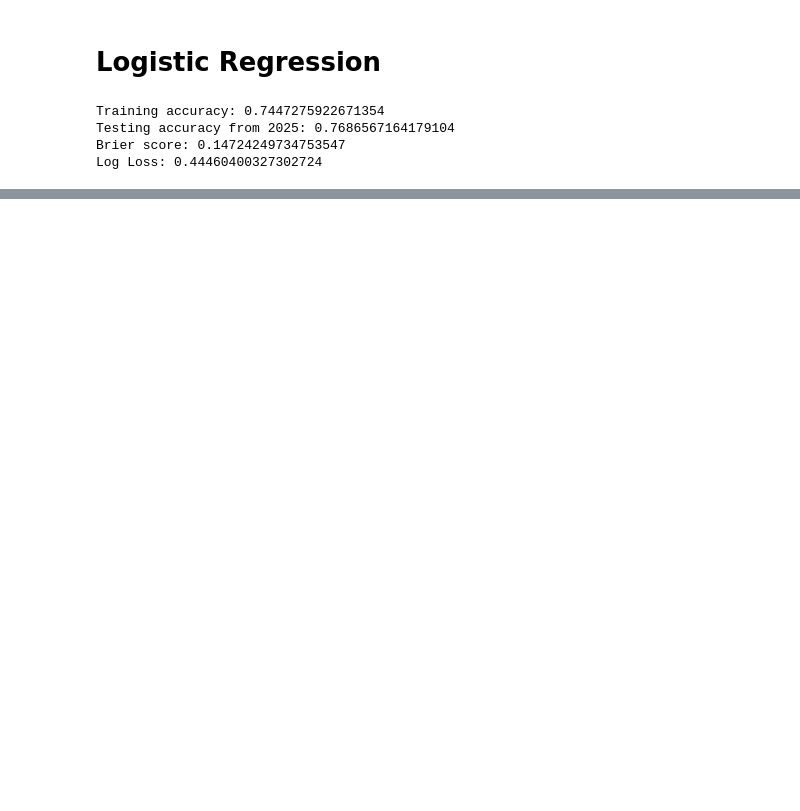
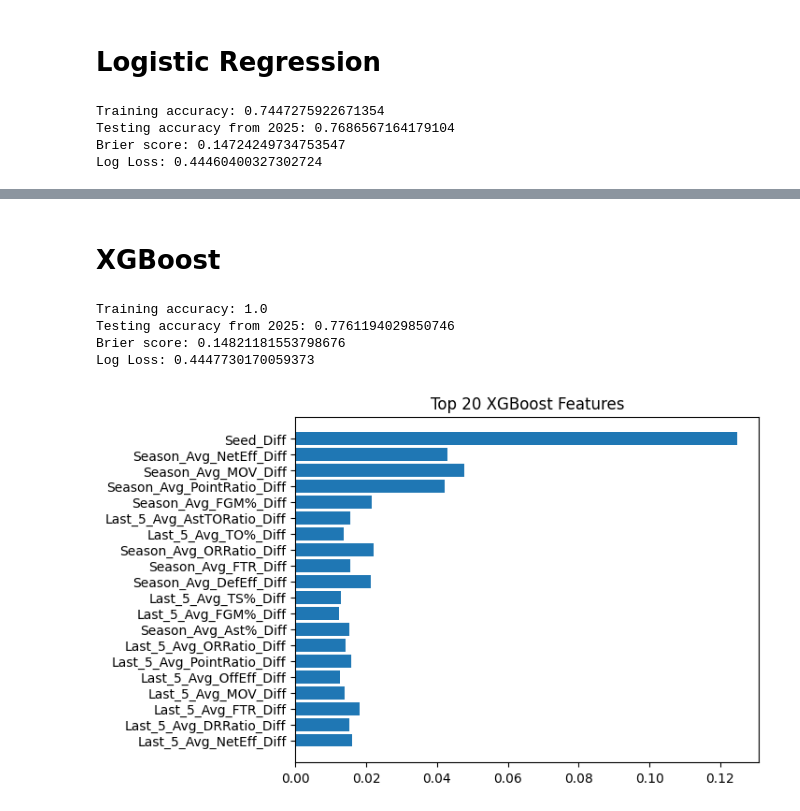
Before and after one commit to tkjonesy/March-Madness-Machine-Learning, a Jupyter notebook: March-Madness-2026.ipynb, the cells around one changed output, grey strips where cells are left out. Saved outputs shown, nothing was run; the diff lists cells and outputs as text; code cells hidden in the pictures; blank space fills up the shorter version.

Commit message:
Added xgboost

```diff
--- a/March-Madness-2026.ipynb
+++ b/March-Madness-2026.ipynb
@@ -354,0 +356,29 @@ plt.show()
+# %% [markdown]
+# XGBoost
+# %%
+# Train XGBoost model
+bst = XGBClassifier(
+    random_state=42
+)
+
+bst.fit(XTrain, YTrain)
+
+trainPred = bst.predict(XTrain)
+testPred = bst.predict(XTest)
+print(f'Training accuracy: {accuracy_score(YTrain, trainPred)}')
+print(f'Testing accuracy from {TEST_YEAR}: {accuracy_score(YTest, testPred)}')
+print(f'Brier score: {brier_score_loss(YTest, bst.predict_proba(XTest)[:, 1])}')
+print(f'Log Loss: {log_loss(YTest, bst.predict_proba(XTest))}')
+# %% [output]
+Training accuracy: 1.0
+Testing accuracy from 2025: 0.7761194029850746
+Brier score: 0.14821181553798676
+Log Loss: 0.4447730170059373
+# %%
+importance = bst.feature_importances_
+indices = np.argsort(importance)
+plt.barh(finalFeaturesNP[indices][-20:], importances[indices][-20:])
+plt.title("Top 20 XGBoost Features")
+plt.show()
+# %% [output]
+[figure, added]
```
Also changed, not shown: parts of 3 cells of this notebook.
